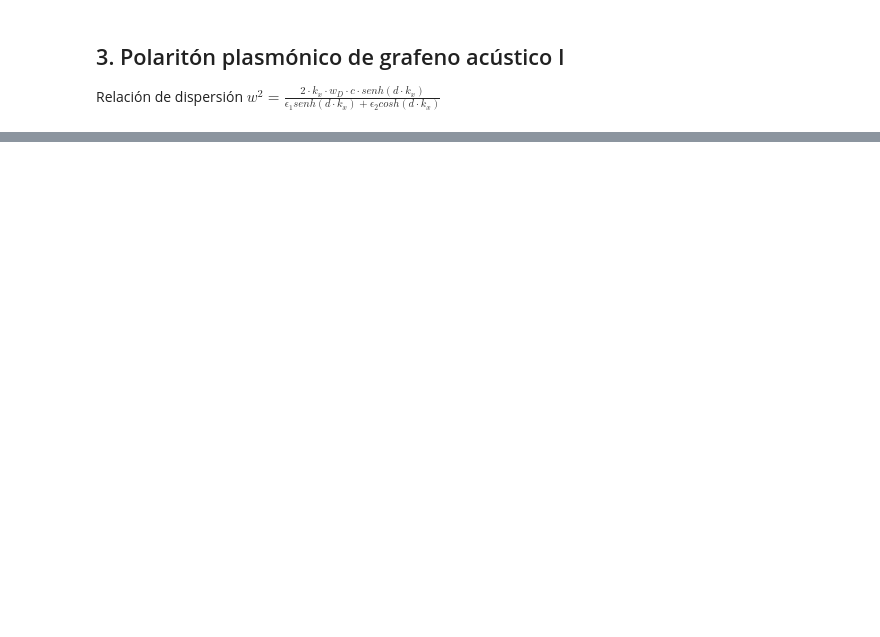
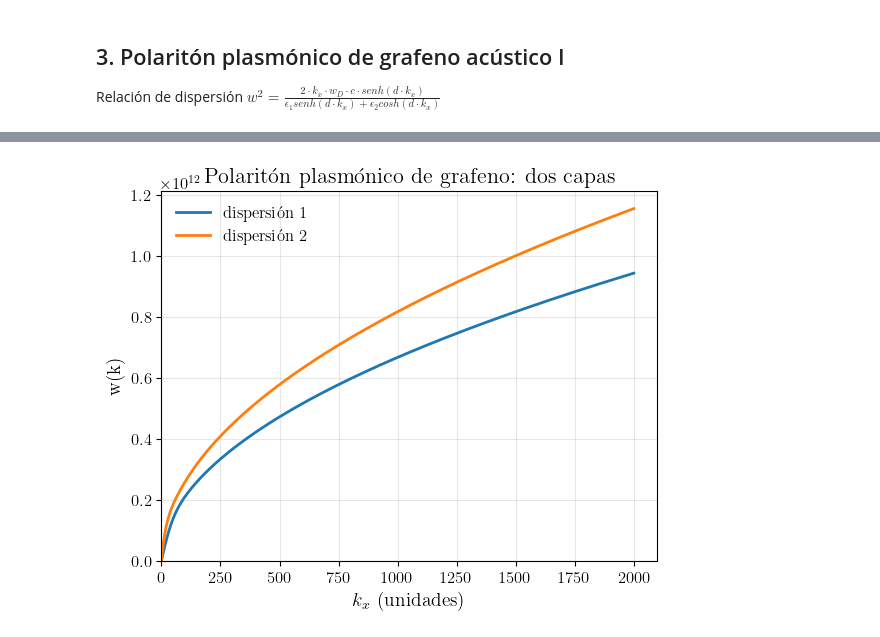
Before and after one commit to Scarlata0/Hybrid-Polaritons---TFG, a Jupyter notebook: TFG-Mario.ipynb, the cells around one changed output, grey strips where cells are left out. Cells and saved outputs as stored; diff of their text form; code cells hidden in the pictures; blank space fills up the shorter version.

```diff
--- a/TFG-Mario.ipynb
+++ b/TFG-Mario.ipynb
@@ -151,0 +170,76 @@ Relación de dispersión $w^2 = \frac{2\cdot k_x \cdot w_D \cdot c \cdot senh(d\
+# %%
+#Definición de h_2 y h_3 - parámetro de cuentas
+h_2 = 0.03
+h_3 = 0.03 # Por ahora arbitrario
+# %%
+plt.rcParams.update({ # --- Parámetros (copiado de internet para cambiar lo de Latex) ---
+    "text.usetex": True,  #Para tipografía de Latex
+    "font.family": "serif",
+    "font.size": 12,
+    "axes.labelsize": 14,
+    "axes.titlesize": 16,
+    "legend.fontsize": 12,
+    "xtick.labelsize": 12,
+    "ytick.labelsize": 12,
+    "lines.linewidth": 2,
+    "lines.markersize": 6,
+    "axes.grid": True,
+    "grid.alpha": 0.3
+})
+
+# --- Creación de los datos: manipular esto para cada ejemplo, el resto no tocar ---
+fig, ax = plt.subplots()
+ax.set_title("Polaritón plasmónico de grafeno: dos capas") #Título de la gráfica
+x = np.linspace(0,2000,1000)
+
+
+# Epsilon
+epsilon_1 = 1
+epsilon_2 = 1
+epsilon_3 = 2
+
+# Raíz interna
+arg_raiz = (
+    2 * const.c**2 * x**2 * w_D**2 * (
+        (-epsilon_1**2 + 8 * epsilon_2**2 + epsilon_1**2 * np.cosh(2 * h_2 * x)) * np.sinh(h_3 * x)**2 +
+        2 * epsilon_3 * np.sinh(h_2 * x)**2 * (epsilon_3 * np.cosh(h_2 * x)**2 - epsilon_1 * np.sinh(2 * h_3 * x))
+    )
+)
+
+# Parte del numerador antes de la raíz
+numerador_antes_raiz = (
+    2 * const.c * x * w_D * (
+        epsilon_3 * np.cosh(h_3 * x) * np.sinh(h_2 * x) +
+        (2 * epsilon_2 * np.cosh(h_2 * x) + epsilon_1 * np.sinh(h_2 * x)) * np.sinh(h_3 * x)
+    )
+)
+
+# Denominador completo
+denominador = (
+    2 * epsilon_3 * np.cosh(h_3 * x) * (epsilon_2 * np.cosh(h_2 * x) + epsilon_1 * np.sinh(h_2 * x)) +
+    2 * epsilon_2 * (epsilon_1 * np.cosh(h_2 * x) + epsilon_2 * np.sinh(h_2 * x)) * np.sinh(h_3 * x)
+)
+
+# omega (frecuencia) con raíz externa
+omega1 = np.sqrt((numerador_antes_raiz - np.sqrt(arg_raiz)) / denominador)
+omega2 = np.sqrt((numerador_antes_raiz + np.sqrt(arg_raiz)) / denominador)
+
+
+
+
+ax.plot(x,omega1,label='dispersión 1')
+ax.plot(x,omega2,label='dispersión 2')
+
+
+# --- Etiquetas, título y leyenda ---
+
+ax.set_xlabel(r"$k_x$ (unidades)")
+ax.set_ylabel("w(k)")
+ax.legend(loc="upper left", frameon=False)
+
+# --- Límites y anotaciones ---
+ax.set_xlim(0,)
+ax.set_ylim(0,)
+plt.show()
+# %% [output]
+[figure, added]
```
Also changed, not shown: parts of 15 cells of this notebook.
